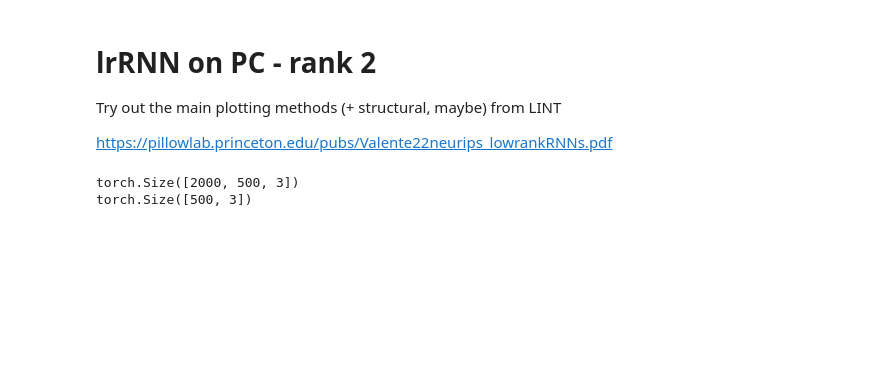
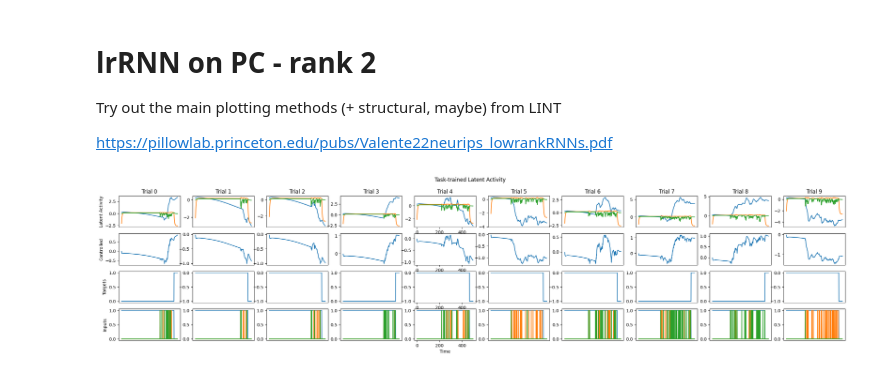
Before and after one commit to alejandradu/ComputationThruDynamicsBenchmark, a Jupyter notebook: examples/notebooks/LR_methods.ipynb, the cells around one changed output. Cells and saved outputs as stored; diff of their text form; code cells hidden in the pictures; blank space fills up the shorter version.

Commit message:
first graph lr field

```diff
--- a/examples/notebooks/LR_methods.ipynb
+++ b/examples/notebooks/LR_methods.ipynb
@@ -7,22 +7,16 @@ https://pillowlab.princeton.edu/pubs/Valente22neurips_lowrankRNNs.pdf
 # %%
 from ctd.comparison.analysis.tt.tt import Analysis_TT
 import matplotlib.pyplot as plt
 import numpy as np
 import torch
 
 # lr rank 2, total dimension 64
 lr2_pc = "/scratch/gpfs/ad2002/content/trained_models/task-trained/20250404_PClicks_lr_grid_allRates_2/max_epochs=1500_weight_decay=1.00E-05_learning_rate=2.00E-04_noise=0.00E+00_allRates=True_seed=0_rank=2_latent_size=64"
 
 lr2_pc = Analysis_TT(run_name = "rank2_64", filepath = lr2_pc + "/")
 
-# change all fields should have a fixed inpus
-ic, inputs, targets = lr2_pc.get_model_inputs_noiseless()
-print(inputs.shape)  #TRIALS, TIMESTEPS, N_DIM
-
-# ONE TRIAL, custom timesteps, all 0
-print(inputs[0].shape)
+lr2_pc.plot_trial_io(num_trials=10)
 # %% [output]
-torch.Size([2000, 500, 3])
-torch.Size([500, 3])
+[figure, added]
 # %%
 # plot the flow fields
```
Also changed, not shown: parts of 1 cell of this notebook, 20 other files.
